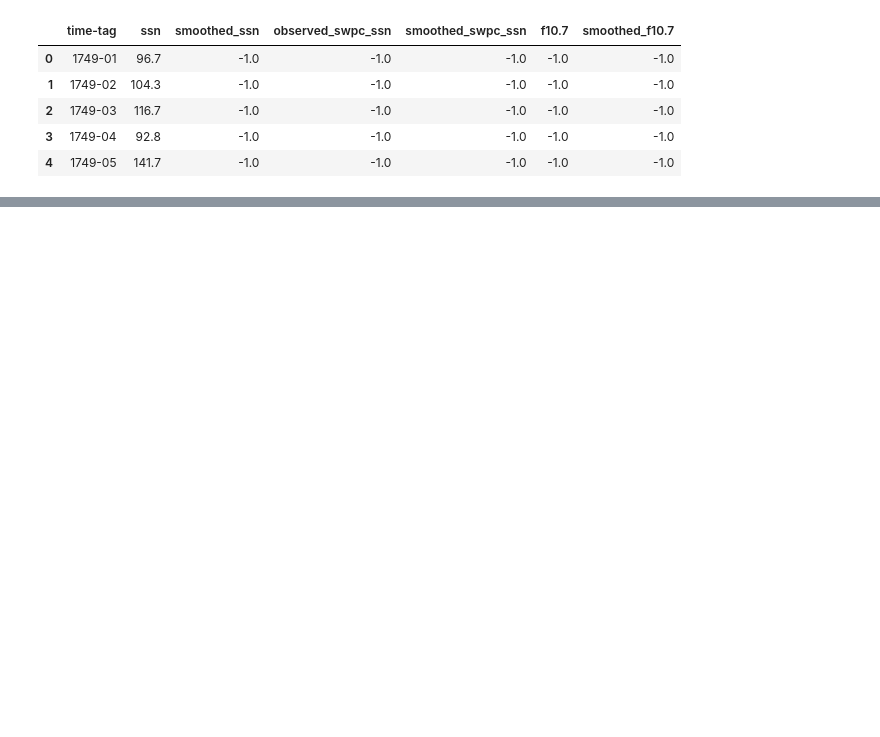
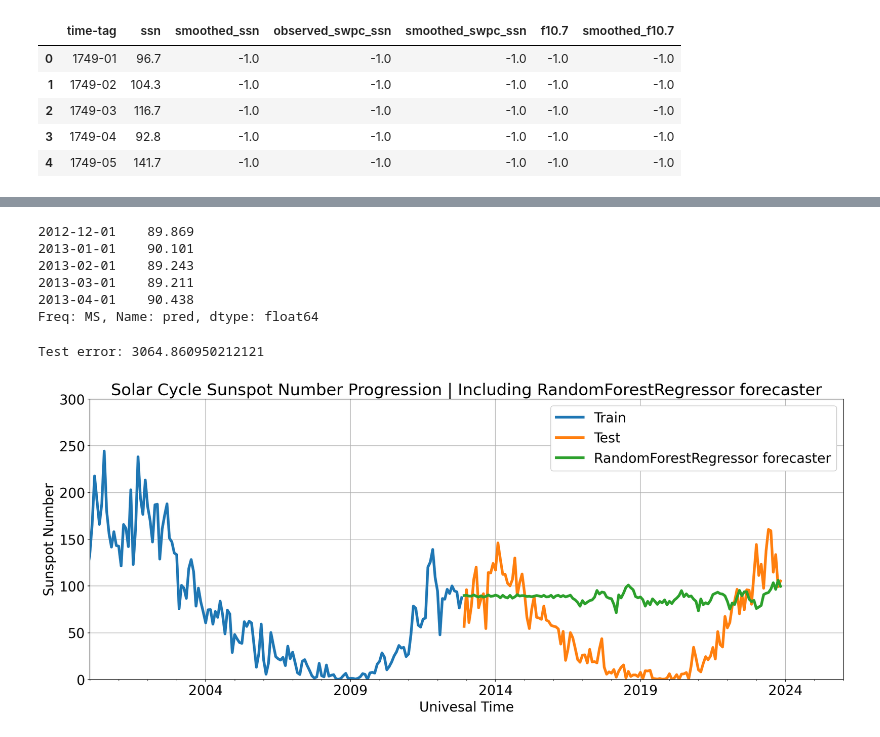
Before and after one commit to levetation/spaceweather, a Jupyter notebook: solarcycleProgression.ipynb, the cells around one changed output, grey strips where cells are left out. Cells and saved outputs as stored; diff of their text form; code cells hidden in the pictures; blank space fills up the shorter version.

Commit message:
Forecasting with RandomForestRegressor.

```diff
--- a/solarcycleProgression.ipynb
+++ b/solarcycleProgression.ipynb
@@ -62,0 +119,8 @@ plt.grid()
+# %%
+# Split data into train & test
+steps = 132
+data_train = dt[:-steps]
+data_test  = dt[-steps:]
+
+print(f"Train dates : {data_train.index.min()} --- {data_train.index.max()}  (n={len(data_train)})")
+print(f"Test dates  : {data_test.index.min()} --- {data_test.index.max()}  (n={len(data_test)})")
@@ -62,0 +132,8 @@ plt.grid()
+# %%
+forecaster = ForecasterAutoreg(
+    regressor = RandomForestRegressor(random_state=123),
+    lags = 6
+)
+
+forecaster.fit(y=data_train['ssn'])
+forecaster
@@ -62,0 +158,38 @@ plt.grid()
+# %%
+# Predictions
+steps = 132
+predictions = forecaster.predict(steps=steps)
+predictions.head(5)
+# %% [output]
+2012-12-01    89.869
+2013-01-01    90.101
+2013-02-01    89.243
+2013-03-01    89.211
+2013-04-01    90.438
+Freq: MS, Name: pred, dtype: float64
+# %%
+test_error = mean_squared_error(
+    y_true = data_test['ssn'],
+    y_pred = predictions
+)
+
+print(f"Test error: {test_error}")
+# %% [output]
+Test error: 3064.860950212121
+# %%
+fig, ax = plt.subplots(figsize=(20, 7.5), dpi=150)
+
+data_train['ssn'].plot(ax=ax, label='Train')
+data_test['ssn'].plot(ax=ax, label='Test')
+predictions.plot(ax=ax, label='RandomForestRegressor forecaster')
+
+# Plot labels
+plt.legend(loc='best', framealpha=1)
+plt.title("Solar Cycle Sunspot Number Progression | Including RandomForestRegressor forecaster")
+plt.xlim('2000', '2026')
+plt.ylim(0, 300)
+plt.ylabel("Sunspot Number")
+plt.xlabel("Univesal Time")
+plt.grid()
+# %% [output]
+[figure, added]
```
Also changed, not shown: parts of 9 cells of this notebook.
